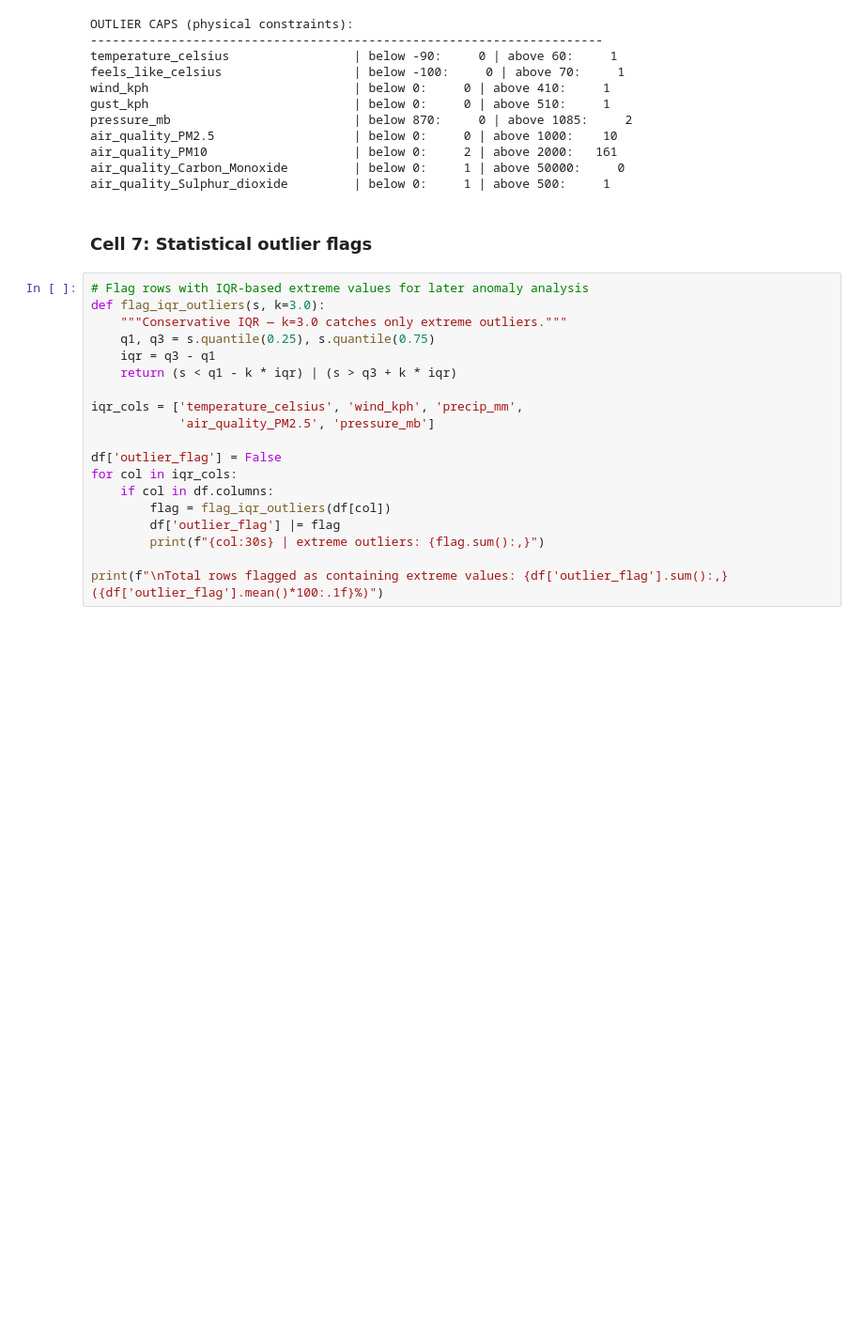
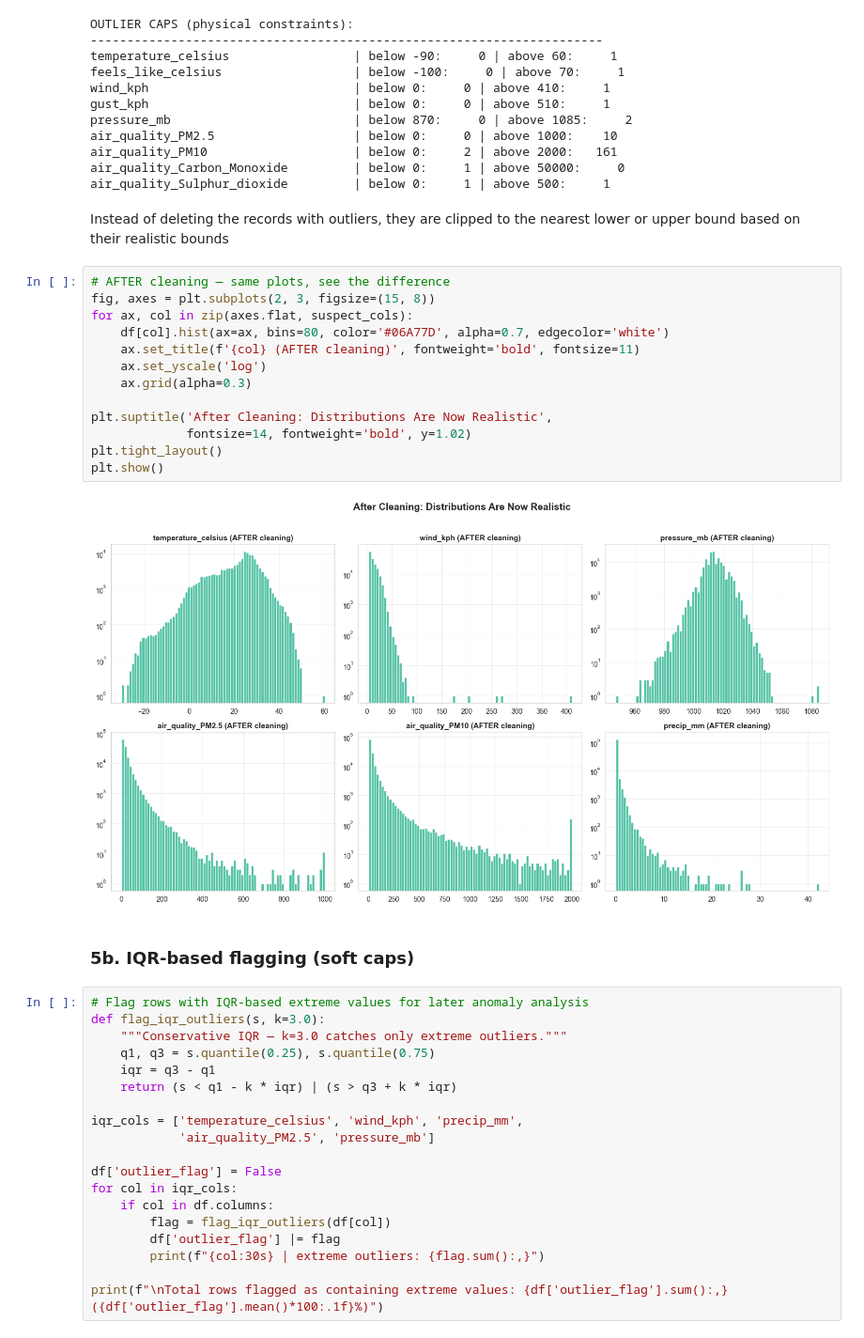
Before and after one commit to himanidadem/weather_trend_forecasting, a Jupyter notebook: notebooks/01_data_exploration.ipynb, the cells around one changed output. Shown at 94% size. Saved outputs shown, nothing was run; the diff lists cells and outputs as text; blank space fills up the shorter version.

```diff
--- a/notebooks/01_data_exploration.ipynb
+++ b/notebooks/01_data_exploration.ipynb
@@ -143,8 +221,25 @@ air_quality_PM2.5                   | below 0:     0 | above 1000:    10
 air_quality_PM10                    | below 0:     2 | above 2000:   161
 air_quality_Carbon_Monoxide         | below 0:     1 | above 50000:     0
 air_quality_Sulphur_dioxide         | below 0:     1 | above 500:     1
+# %% [markdown]
+Instead of deleting the records with outliers, they are clipped to the nearest lower or upper bound based on their realistic bounds
+# %%
+# AFTER cleaning — same plots, see the difference
+fig, axes = plt.subplots(2, 3, figsize=(15, 8))
+for ax, col in zip(axes.flat, suspect_cols):
+    df[col].hist(ax=ax, bins=80, color='#06A77D', alpha=0.7, edgecolor='white')
+    ax.set_title(f'{col} (AFTER cleaning)', fontweight='bold', fontsize=11)
+    ax.set_yscale('log')
+    ax.grid(alpha=0.3)
+
+plt.suptitle('After Cleaning: Distributions Are Now Realistic',
+             fontsize=14, fontweight='bold', y=1.02)
+plt.tight_layout()
+plt.show()
+# %% [output]
+[figure, added]
 # %% [markdown]
-### Cell 7: Statistical outlier flags
+### 5b. IQR-based flagging (soft caps)
 # %%
 # Flag rows with IQR-based extreme values for later anomaly analysis
 def flag_iqr_outliers(s, k=3.0):
```
Also changed, not shown: parts of 25 cells of this notebook, 3 other files.
